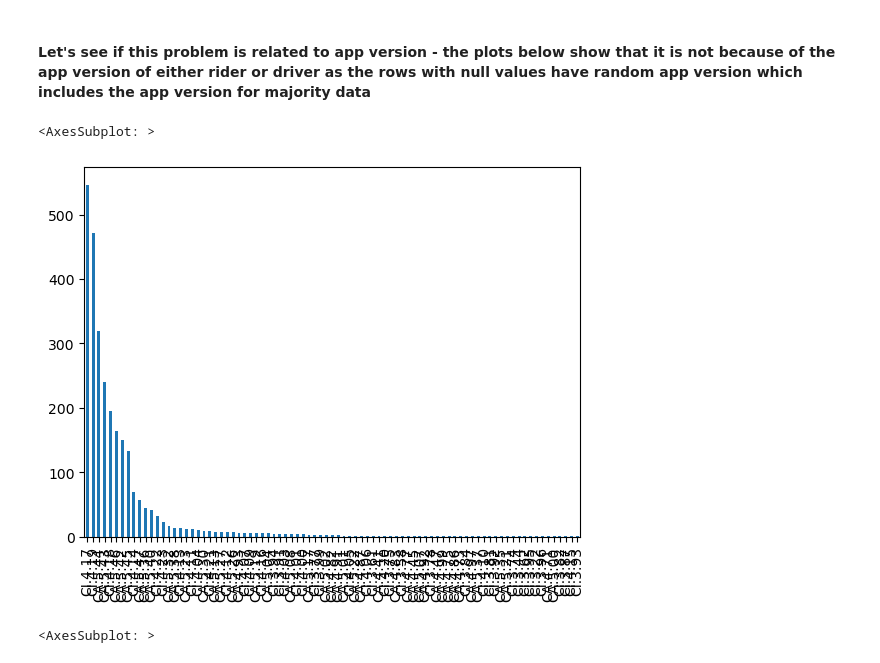
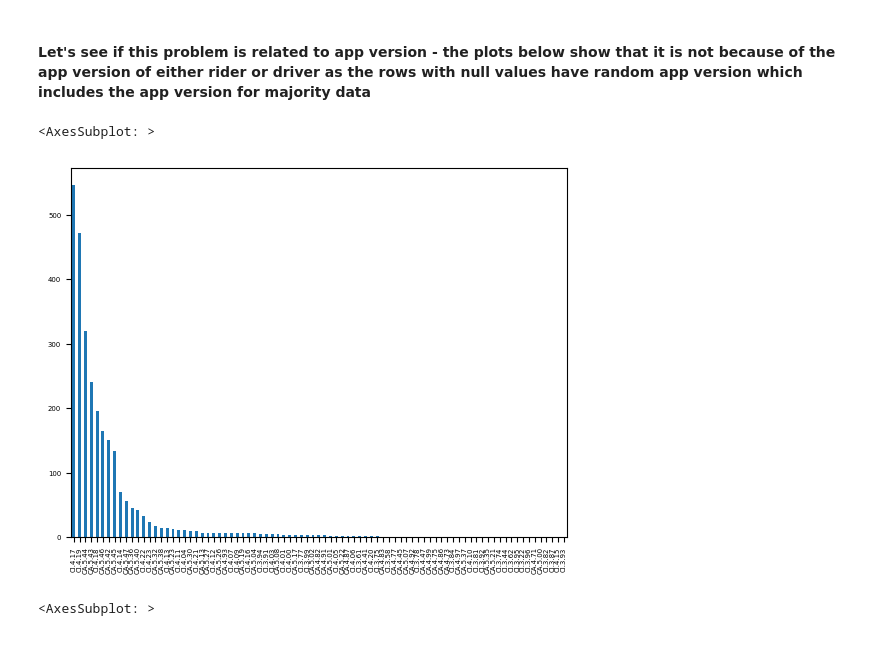
Before and after one commit to nerdykamil/BoltTest, a Jupyter notebook: bolt_task1.ipynb, the cells around one changed output. Drawn from its saved outputs; the diff is of its cells as text; code cells hidden in the pictures.

```diff
--- a/bolt_task1.ipynb
+++ b/bolt_task1.ipynb
@@ -172,10 +176,10 @@ data_null
 # %% [markdown]
 #### Let's see if this problem is related to app version - the plots below show that it is not because of the app version of either rider or driver as the rows with null values have random app version which includes the app version for majority data
 # %%
-data_eu['rider_app_version'].value_counts().plot(kind='bar')
+data_eu['rider_app_version'].value_counts().plot(kind='bar',fontsize=5)
 # %% [output]
 <AxesSubplot: >
-[figure, old version]
+[figure, new version]
 # %%
 data_eu['driver_app_version'].value_counts().plot(kind='bar')
 # %% [output]
```
Also changed, not shown: parts of 40 cells of this notebook.
